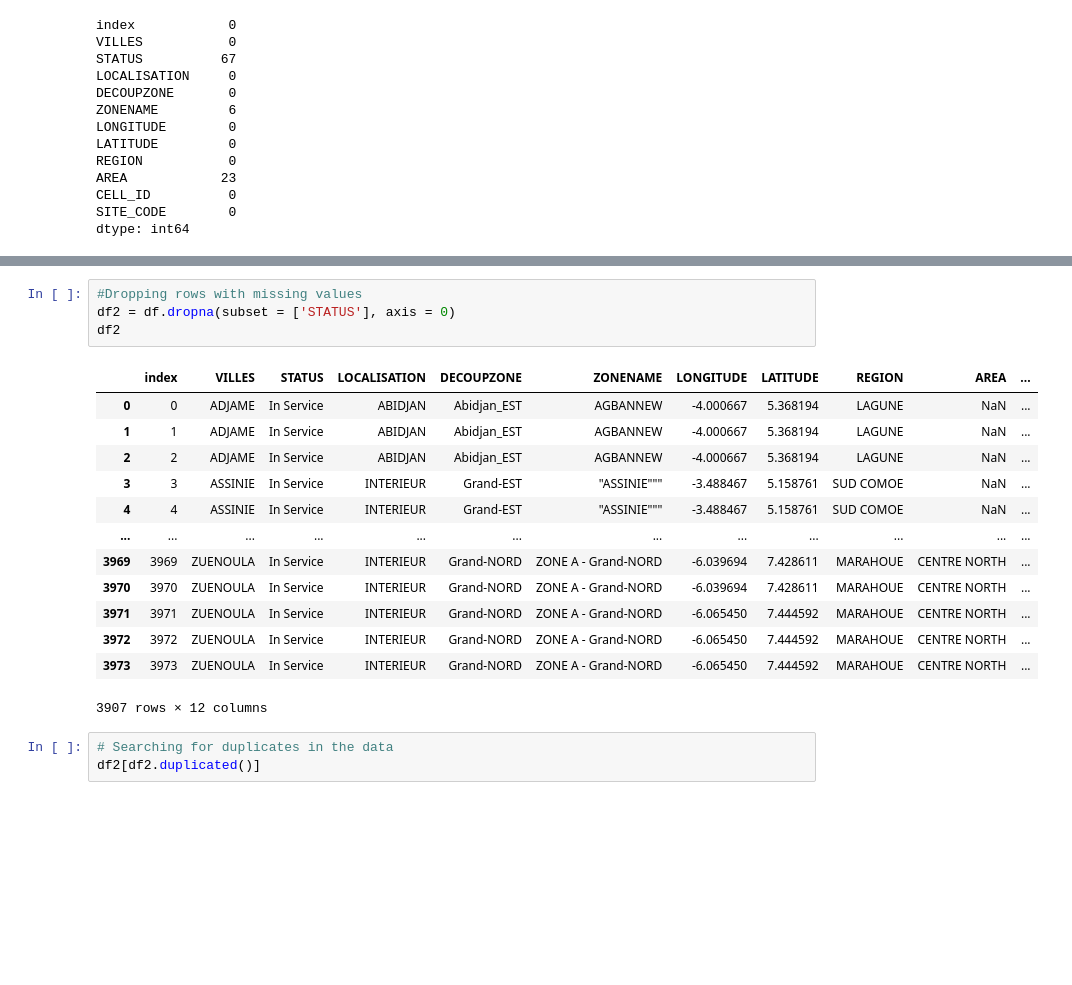
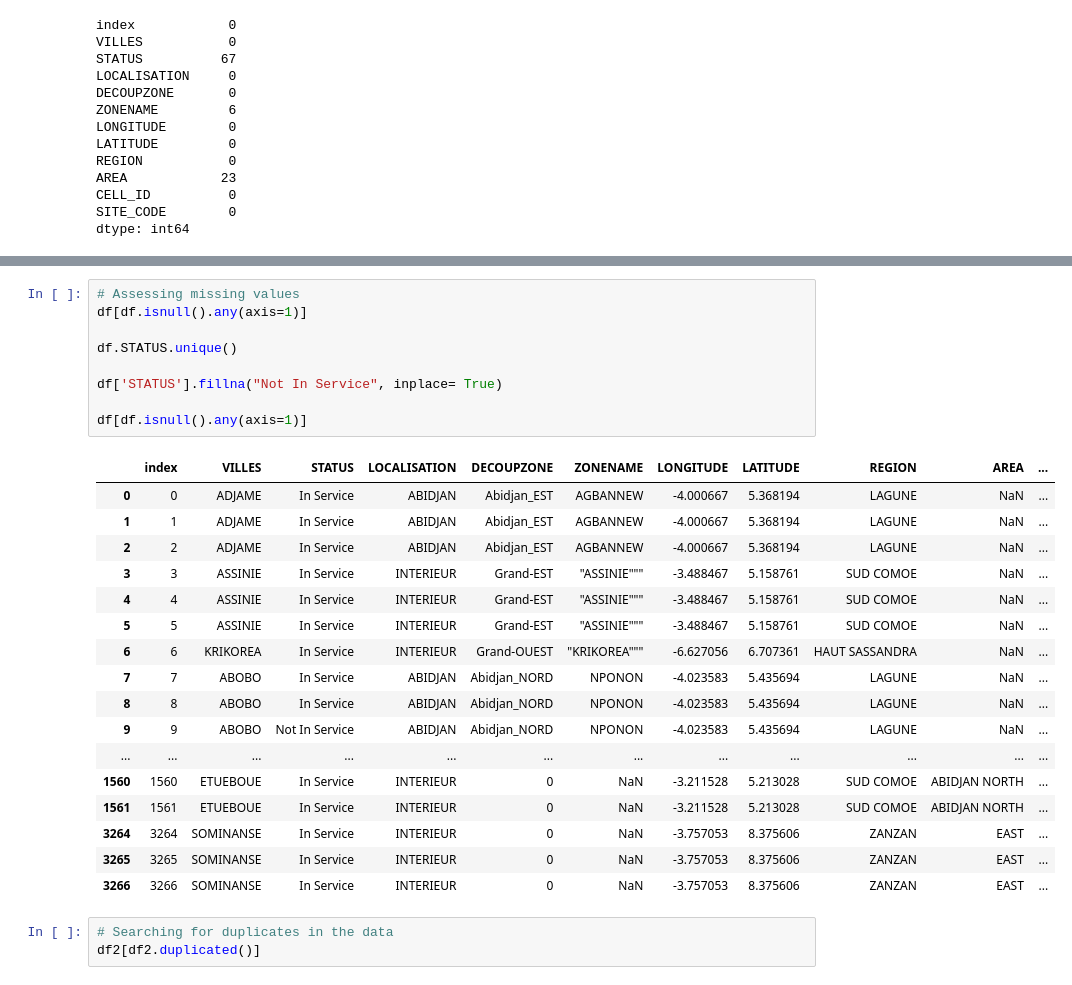
Before and after one commit to mmalinda/Autolib-EDA, a Jupyter notebook: Moringa_Data_Science_Prep_W3_Independent_Project_2019_10_Mutanu_Malinda_Python.ipynb, the cells around one changed output, grey strips where cells are left out. Drawn from its saved outputs; the diff is of its cells as text; blank space fills up the shorter version.

```diff
--- a/Moringa_Data_Science_Prep_W3_Independent_Project_2019_10_Mutanu_Malinda_Python.ipynb
+++ b/Moringa_Data_Science_Prep_W3_Independent_Project_2019_10_Mutanu_Malinda_Python.ipynb
@@ -208,21 +187,30 @@ df.head(60)
-# %%
-#Dropping rows with missing values
-df2 = df.dropna(subset = ['STATUS'], axis = 0)
-df2
-# %% [output]
-|  | index | VILLES | STATUS | LOCALISATION | DECOUPZONE | ZONENAME | LONGITUDE | LATITUDE | REGION | AREA | ... |
-| 0 | 0 | ADJAME | In Service | ABIDJAN | Abidjan_EST | AGBANNEW | -4.000667 | 5.368194 | LAGUNE | NaN | ... |
-| 1 | 1 | ADJAME | In Service | ABIDJAN | Abidjan_EST | AGBANNEW | -4.000667 | 5.368194 | LAGUNE | NaN | ... |
-| 2 | 2 | ADJAME | In Service | ABIDJAN | Abidjan_EST | AGBANNEW | -4.000667 | 5.368194 | LAGUNE | NaN | ... |
-| 3 | 3 | ASSINIE | In Service | INTERIEUR | Grand-EST | "ASSINIE""" | -3.488467 | 5.158761 | SUD COMOE | NaN | ... |
-| 4 | 4 | ASSINIE | In Service | INTERIEUR | Grand-EST | "ASSINIE""" | -3.488467 | 5.158761 | SUD COMOE | NaN | ... |
-| ... | ... | ... | ... | ... | ... | ... | ... | ... | ... | ... | ... |
-| 3969 | 3969 | ZUENOULA | In Service | INTERIEUR | Grand-NORD | ZONE A - Grand-NORD | -6.039694 | 7.428611 | MARAHOUE | CENTRE NORTH | ... |
-| 3970 | 3970 | ZUENOULA | In Service | INTERIEUR | Grand-NORD | ZONE A - Grand-NORD | -6.039694 | 7.428611 | MARAHOUE | CENTRE NORTH | ... |
-| 3971 | 3971 | ZUENOULA | In Service | INTERIEUR | Grand-NORD | ZONE A - Grand-NORD | -6.065450 | 7.444592 | MARAHOUE | CENTRE NORTH | ... |
-| 3972 | 3972 | ZUENOULA | In Service | INTERIEUR | Grand-NORD | ZONE A - Grand-NORD | -6.065450 | 7.444592 | MARAHOUE | CENTRE NORTH | ... |
-| 3973 | 3973 | ZUENOULA | In Service | INTERIEUR | Grand-NORD | ZONE A - Grand-NORD | -6.065450 | 7.444592 | MARAHOUE | CENTRE NORTH | ... |
-3907 rows × 12 columns
+# %%
+# Assessing missing values
+df[df.isnull().any(axis=1)]
+
+df.STATUS.unique()
+
+df['STATUS'].fillna("Not In Service", inplace= True)
+
+df[df.isnull().any(axis=1)]
+# %% [output]
+|  | index | VILLES | STATUS | LOCALISATION | DECOUPZONE | ZONENAME | LONGITUDE | LATITUDE | REGION | AREA | ... |
+| 0 | 0 | ADJAME | In Service | ABIDJAN | Abidjan_EST | AGBANNEW | -4.000667 | 5.368194 | LAGUNE | NaN | ... |
+| 1 | 1 | ADJAME | In Service | ABIDJAN | Abidjan_EST | AGBANNEW | -4.000667 | 5.368194 | LAGUNE | NaN | ... |
+| 2 | 2 | ADJAME | In Service | ABIDJAN | Abidjan_EST | AGBANNEW | -4.000667 | 5.368194 | LAGUNE | NaN | ... |
+| 3 | 3 | ASSINIE | In Service | INTERIEUR | Grand-EST | "ASSINIE""" | -3.488467 | 5.158761 | SUD COMOE | NaN | ... |
+| 4 | 4 | ASSINIE | In Service | INTERIEUR | Grand-EST | "ASSINIE""" | -3.488467 | 5.158761 | SUD COMOE | NaN | ... |
+| 5 | 5 | ASSINIE | In Service | INTERIEUR | Grand-EST | "ASSINIE""" | -3.488467 | 5.158761 | SUD COMOE | NaN | ... |
+| 6 | 6 | KRIKOREA | In Service | INTERIEUR | Grand-OUEST | "KRIKOREA""" | -6.627056 | 6.707361 | HAUT SASSANDRA | NaN | ... |
+| 7 | 7 | ABOBO | In Service | ABIDJAN | Abidjan_NORD | NPONON | -4.023583 | 5.435694 | LAGUNE | NaN | ... |
+| 8 | 8 | ABOBO | In Service | ABIDJAN | Abidjan_NORD | NPONON | -4.023583 | 5.435694 | LAGUNE | NaN | ... |
+| 9 | 9 | ABOBO | Not In Service | ABIDJAN | Abidjan_NORD | NPONON | -4.023583 | 5.435694 | LAGUNE | NaN | ... |
+| ... | ... | ... | ... | ... | ... | ... | ... | ... | ... | ... | ... |
+| 1560 | 1560 | ETUEBOUE | In Service | INTERIEUR | 0 | NaN | -3.211528 | 5.213028 | SUD COMOE | ABIDJAN NORTH | ... |
+| 1561 | 1561 | ETUEBOUE | In Service | INTERIEUR | 0 | NaN | -3.211528 | 5.213028 | SUD COMOE | ABIDJAN NORTH | ... |
+| 3264 | 3264 | SOMINANSE | In Service | INTERIEUR | 0 | NaN | -3.757053 | 8.375606 | ZANZAN | EAST | ... |
+| 3265 | 3265 | SOMINANSE | In Service | INTERIEUR | 0 | NaN | -3.757053 | 8.375606 | ZANZAN | EAST | ... |
+| 3266 | 3266 | SOMINANSE | In Service | INTERIEUR | 0 | NaN | -3.757053 | 8.375606 | ZANZAN | EAST | ... |
 # %%
 # Searching for duplicates in the data
 df2[df2.duplicated()]
```
Also changed, not shown: parts of 11 cells of this notebook.
